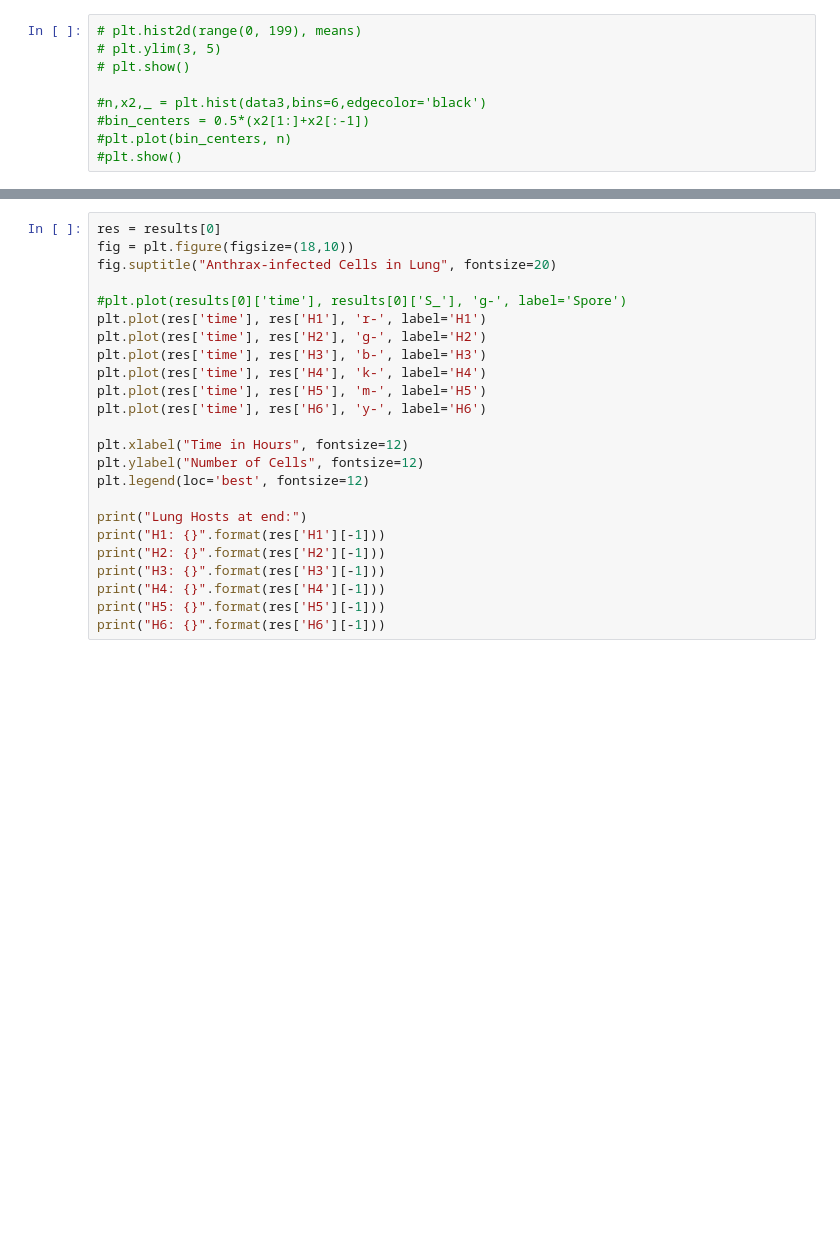
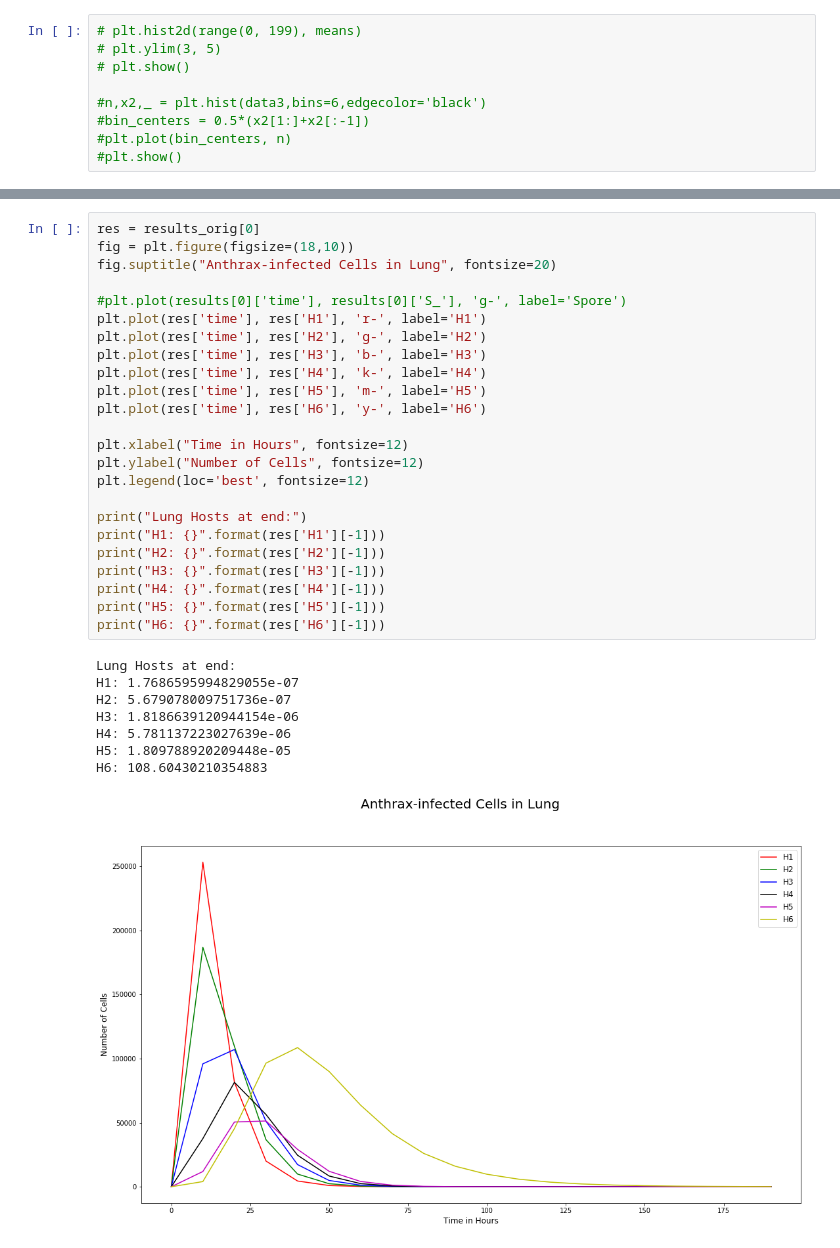
Before and after one commit to technodivergent/Bacillus_Anthracis_Simulation, a Jupyter notebook: Lung Submodel.ipynb, the cells around one changed output, grey strips where cells are left out. Cells and saved outputs as stored; diff of their text form; blank space fills up the shorter version.

```diff
--- a/Lung Submodel.ipynb
+++ b/Lung Submodel.ipynb
@@ -283,27 +296,36 @@ TypeError: list indices must be integers or slices, not str
 # %%
-res = results[0]
+res = results_orig[0]
 fig = plt.figure(figsize=(18,10))
 fig.suptitle("Anthrax-infected Cells in Lung", fontsize=20)
 
 #plt.plot(results[0]['time'], results[0]['S_'], 'g-', label='Spore')
 plt.plot(res['time'], res['H1'], 'r-', label='H1')
 plt.plot(res['time'], res['H2'], 'g-', label='H2')
 plt.plot(res['time'], res['H3'], 'b-', label='H3')
 plt.plot(res['time'], res['H4'], 'k-', label='H4')
 plt.plot(res['time'], res['H5'], 'm-', label='H5')
 plt.plot(res['time'], res['H6'], 'y-', label='H6')
 
 plt.xlabel("Time in Hours", fontsize=12)
 plt.ylabel("Number of Cells", fontsize=12)
 plt.legend(loc='best', fontsize=12)
 
 print("Lung Hosts at end:")
 print("H1: {}".format(res['H1'][-1]))
 print("H2: {}".format(res['H2'][-1]))
 print("H3: {}".format(res['H3'][-1]))
 print("H4: {}".format(res['H4'][-1]))
 print("H5: {}".format(res['H5'][-1]))
 print("H6: {}".format(res['H6'][-1]))
+# %% [output]
+Lung Hosts at end:
+H1: 1.7686595994829055e-07
+H2: 5.679078009751736e-07
+H3: 1.8186639120944154e-06
+H4: 5.781137223027639e-06
+H5: 1.809788920209448e-05
+H6: 108.60430210354883
+[figure, added]
 # %%
 fig = plt.figure(figsize=(18,10))
 fig.suptitle("Migration to TMLN", fontsize=20)
```
Also changed, not shown: parts of 13 cells of this notebook.
